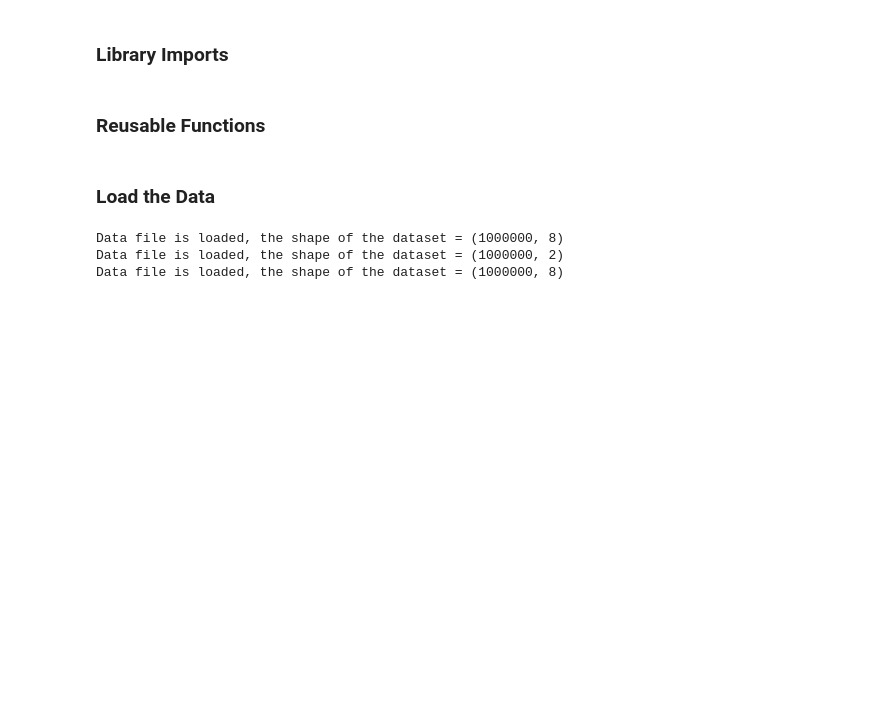
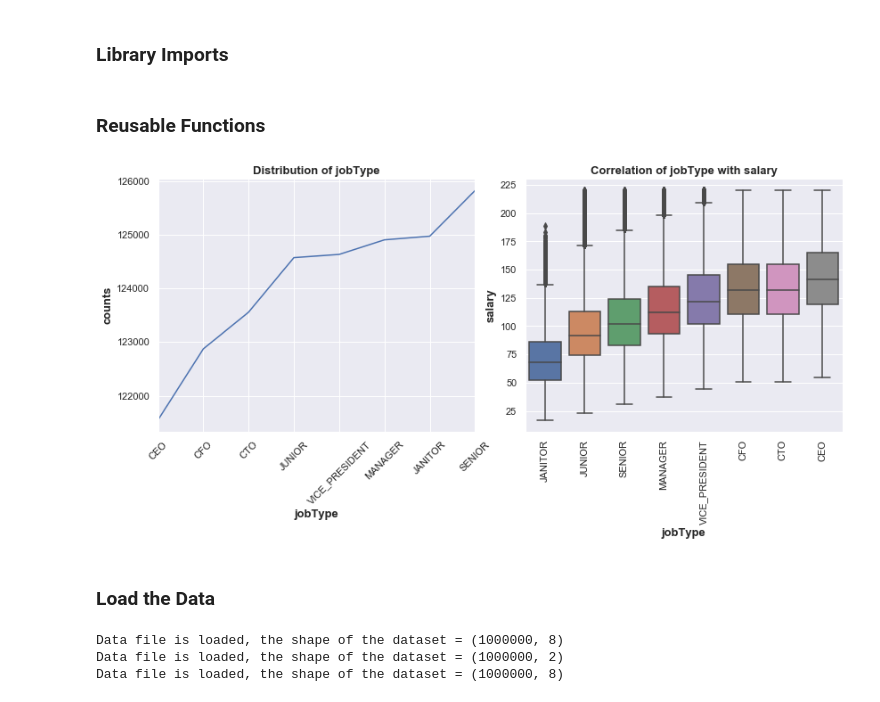
Before and after one commit to ross-macdonald-rm/salarypredictionportfolio, a Jupyter notebook: Salary Prediction Project.ipynb, the cells around one changed output. Saved outputs shown, nothing was run; the diff lists cells and outputs as text; code cells hidden in the pictures; blank space fills up the shorter version.

Commit message:
Start EDA, add code to compare feature with target.

```diff
--- a/Salary Prediction Project.ipynb
+++ b/Salary Prediction Project.ipynb
@@ -55,3 +44,45 @@ def ends(df, x):
+# %%
+# Load CSV data file with completion dialogue and shape confirmation.
+def load_file(file):
+    df =  pd.read_csv(file)
+    shape = df.shape
+    print("Data file is loaded, the shape of the dataset = {}".format(shape))
+    return df
+
+def ends(df, x):
+    print('{} rows x {} columns'.format(np.shape(df)[0],np.shape(df)[1]))
+    return df.head(x).append(df.tail(x))
+
+def plot_feature(df, feature, target):
+    fig = plt.figure(figsize=(12,10))
+    plt.subplot(2,2,1)
+    plt.tight_layout()
+    if df[feature].dtype=='int64' or df[feature].dtype =='float64':
+        sns.distplot(df[feature])
+    else:
+        df[feature].value_counts().sort_values().plot()
+    plt.title('Distribution of '+feature, fontsize=13, weight='bold')
+    plt.xlabel(feature, fontsize=13, weight='bold')
+    plt.ylabel('counts', fontsize=13, weight='bold')
+    plt.xticks(rotation=45)
+    # Plotting correlation with target feature
+    plt.subplot(2,2,2)
+    plt.tight_layout()
+
+    if df[feature].dtype=='int64' or df[feature].dtype=='float64':
+        sns.regplot(x=feature,y=target,data=df)
+    else:
+        order = df.groupby(feature).mean().sort_values(target).reset_index()[feature].values
+        sns.boxplot(x=feature,y=target,data=df,order=order)
+    plt.title('Correlation of '+feature+' with '+ target, fontsize=13, weight='bold')
+    plt.xlabel(feature, fontsize=13, weight='bold')
+    plt.ylabel(target, fontsize=13, weight='bold')
+    if feature =='companyId' or feature=='degree_in_major' or feature=='jobType':
+        plt.xticks(rotation=90)
+# %%
+plot_feature(train_df,'jobType','salary')
+# %% [output]
+[figure, added]
 # %% [markdown]
 ### Load the Data
 # %%
```
Also changed, not shown: parts of 3 cells of this notebook.
